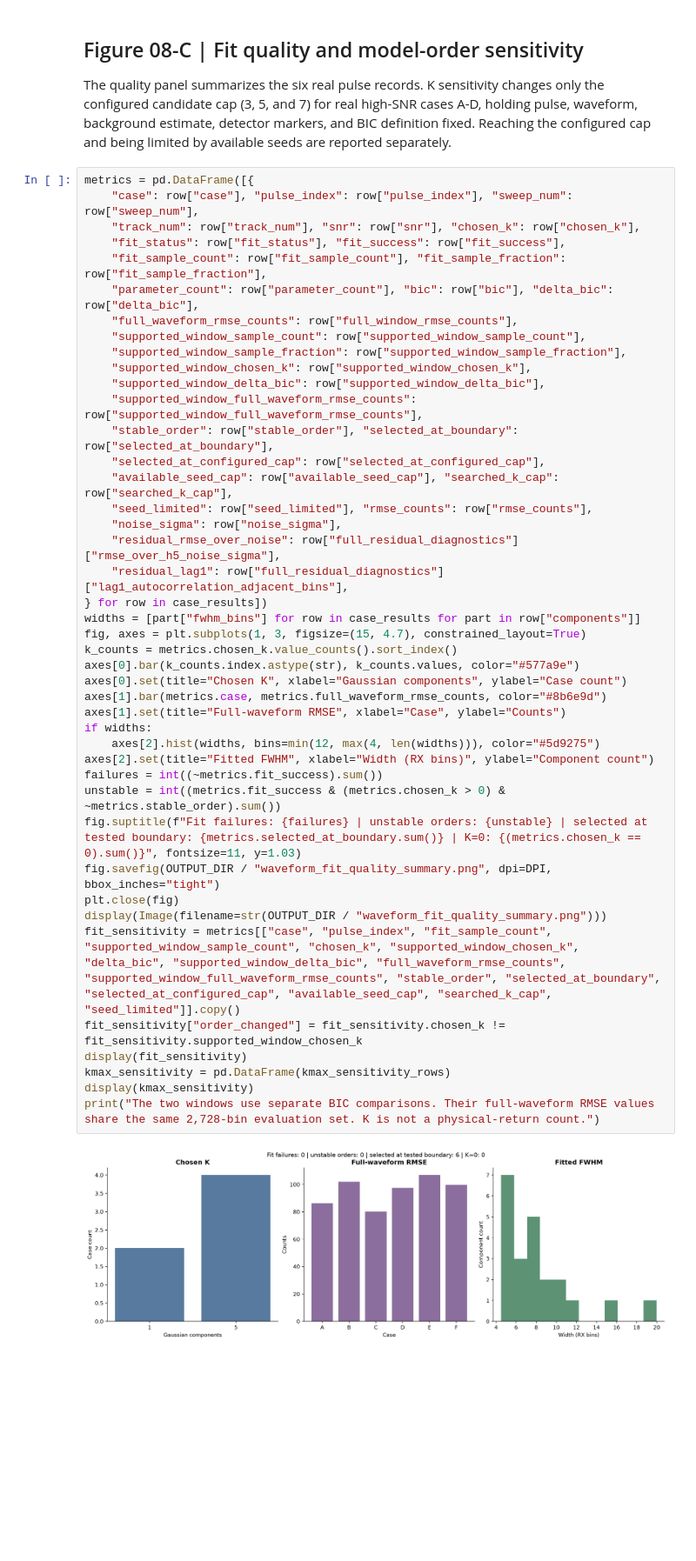
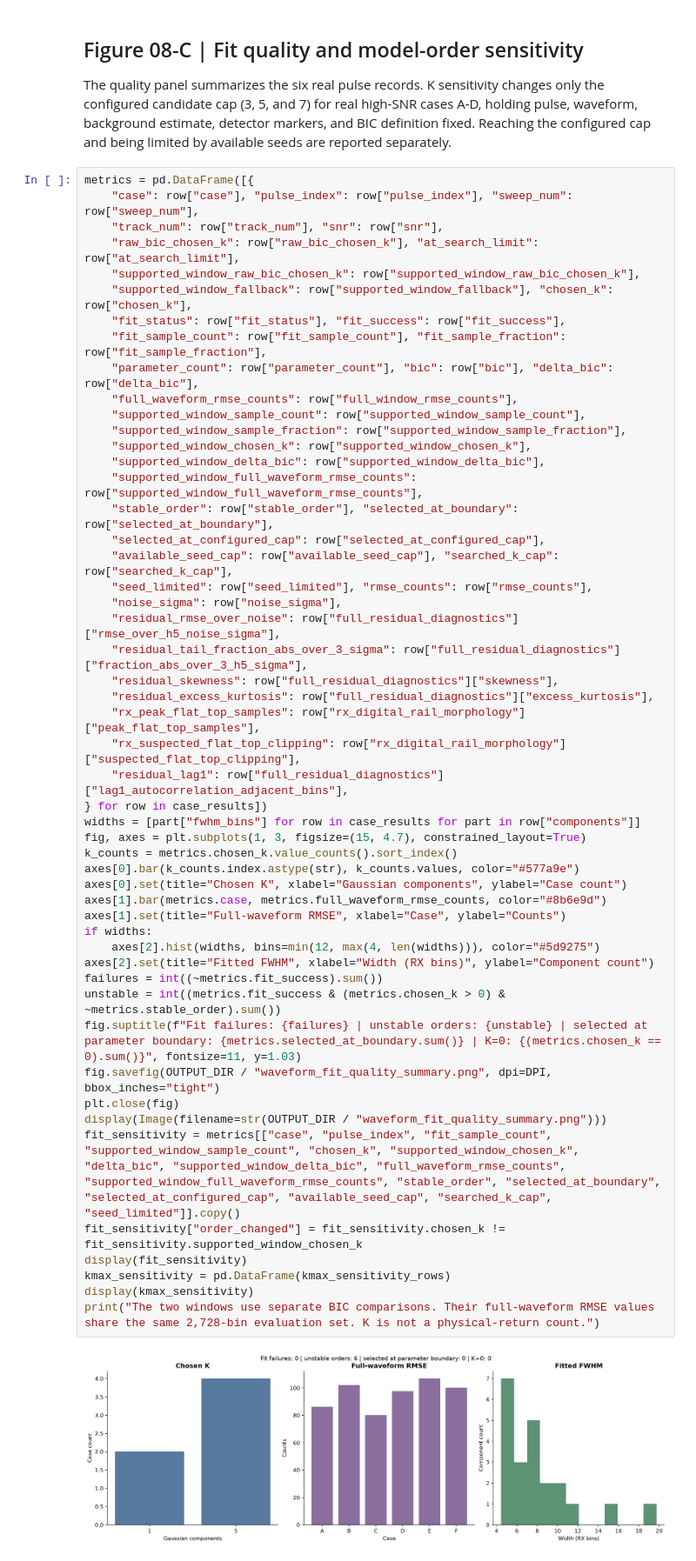
Before and after one commit to jgzhong99/CASALS, a Jupyter notebook: notebooks/08_waveform_decomposition.ipynb, the cells around one changed output. Shown at 87% size. Drawn from its saved outputs; the diff is of its cells as text; blank space fills up the shorter version.

```diff
--- a/notebooks/08_waveform_decomposition.ipynb
+++ b/notebooks/08_waveform_decomposition.ipynb
@@ -451,7 +474,10 @@ The quality panel summarizes the six real pulse records. K sensitivity changes o
 # %%
 metrics = pd.DataFrame([{
     "case": row["case"], "pulse_index": row["pulse_index"], "sweep_num": row["sweep_num"],
-    "track_num": row["track_num"], "snr": row["snr"], "chosen_k": row["chosen_k"],
+    "track_num": row["track_num"], "snr": row["snr"],
+    "raw_bic_chosen_k": row["raw_bic_chosen_k"], "at_search_limit": row["at_search_limit"],
+    "supported_window_raw_bic_chosen_k": row["supported_window_raw_bic_chosen_k"],
+    "supported_window_fallback": row["supported_window_fallback"], "chosen_k": row["chosen_k"],
     "fit_status": row["fit_status"], "fit_success": row["fit_success"],
     "fit_sample_count": row["fit_sample_count"], "fit_sample_fraction": row["fit_sample_fraction"],
     "parameter_count": row["parameter_count"], "bic": row["bic"], "delta_bic": row["delta_bic"],
@@ -464,33 +490,38 @@ metrics = pd.DataFrame([{
     "stable_order": row["stable_order"], "selected_at_boundary": row["selected_at_boundary"],
     "selected_at_configured_cap": row["selected_at_configured_cap"],
     "available_seed_cap": row["available_seed_cap"], "searched_k_cap": row["searched_k_cap"],
     "seed_limited": row["seed_limited"], "rmse_counts": row["rmse_counts"],
     "noise_sigma": row["noise_sigma"],
     "residual_rmse_over_noise": row["full_residual_diagnostics"]["rmse_over_h5_noise_sigma"],
+    "residual_tail_fraction_abs_over_3_sigma": row["full_residual_diagnostics"]["fraction_abs_over_3_h5_sigma"],
+    "residual_skewness": row["full_residual_diagnostics"]["skewness"],
+    "residual_excess_kurtosis": row["full_residual_diagnostics"]["excess_kurtosis"],
+    "rx_peak_flat_top_samples": row["rx_digital_rail_morphology"]["peak_flat_top_samples"],
+    "rx_suspected_flat_top_clipping": row["rx_digital_rail_morphology"]["suspected_flat_top_clipping"],
     "residual_lag1": row["full_residual_diagnostics"]["lag1_autocorrelation_adjacent_bins"],
 } for row in case_results])
 widths = [part["fwhm_bins"] for row in case_results for part in row["components"]]
 fig, axes = plt.subplots(1, 3, figsize=(15, 4.7), constrained_layout=True)
 k_counts = metrics.chosen_k.value_counts().sort_index()
 axes[0].bar(k_counts.index.astype(str), k_counts.values, color="#577a9e")
 axes[0].set(title="Chosen K", xlabel="Gaussian components", ylabel="Case count")
 axes[1].bar(metrics.case, metrics.full_waveform_rmse_counts, color="#8b6e9d")
 axes[1].set(title="Full-waveform RMSE", xlabel="Case", ylabel="Counts")
 if widths:
     axes[2].hist(widths, bins=min(12, max(4, len(widths))), color="#5d9275")
 axes[2].set(title="Fitted FWHM", xlabel="Width (RX bins)", ylabel="Component count")
 failures = int((~metrics.fit_success).sum())
 unstable = int((metrics.fit_success & (metrics.chosen_k > 0) & ~metrics.stable_order).sum())
-fig.suptitle(f"Fit failures: {failures} | unstable orders: {unstable} | selected at tested boundary: {metrics.selected_at_boundary.sum()} | K=0: {(metrics.chosen_k == 0).sum()}", fontsize=11, y=1.03)
+fig.suptitle(f"Fit failures: {failures} | unstable orders: {unstable} | selected at parameter boundary: {metrics.selected_at_boundary.sum()} | K=0: {(metrics.chosen_k == 0).sum()}", fontsize=11, y=1.03)
 fig.savefig(OUTPUT_DIR / "waveform_fit_quality_summary.png", dpi=DPI, bbox_inches="tight")
 plt.close(fig)
 display(Image(filename=str(OUTPUT_DIR / "waveform_fit_quality_summary.png")))
 fit_sensitivity = metrics[["case", "pulse_index", "fit_sample_count", "supported_window_sample_count", "chosen_k", "supported_window_chosen_k", "delta_bic", "supported_window_delta_bic", "full_waveform_rmse_counts", "supported_window_full_waveform_rmse_counts", "stable_order", "selected_at_boundary", "selected_at_configured_cap", "available_seed_cap", "searched_k_cap", "seed_limited"]].copy()
 fit_sensitivity["order_changed"] = fit_sensitivity.chosen_k != fit_sensitivity.supported_window_chosen_k
 display(fit_sensitivity)
 kmax_sensitivity = pd.DataFrame(kmax_sensitivity_rows)
 display(kmax_sensitivity)
 print("The two windows use separate BIC comparisons. Their full-waveform RMSE values share the same 2,728-bin evaluation set. K is not a physical-return count.")
 # %% [output]
-[figure, old version]
+[figure, new version]
 |  | case | pulse_index | fit_sample_count | supported_window_sample_count | chosen_k | supported_window_chosen_k | ... |
```
Also changed, not shown: parts of 12 cells of this notebook, 5 other files.
